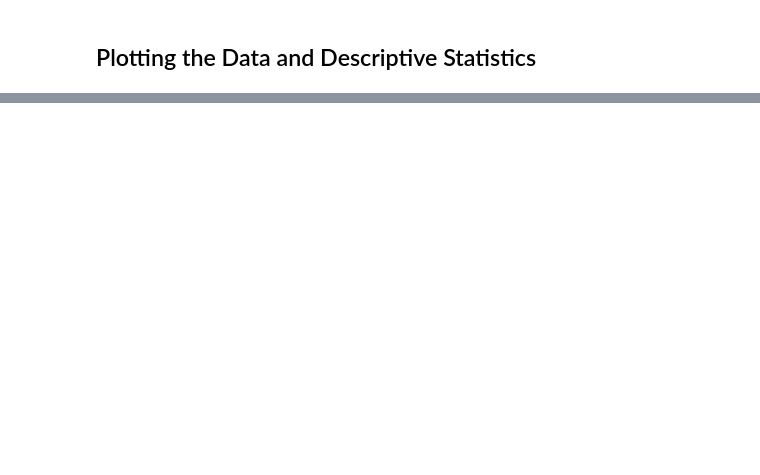
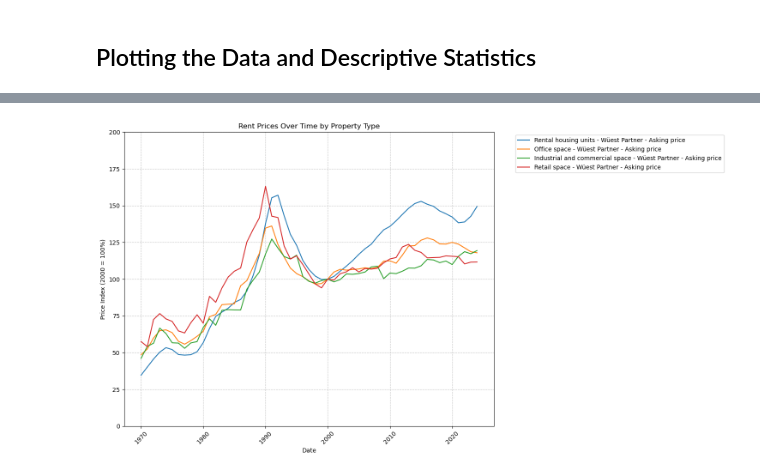
Before and after one commit to TylerKleinbauer/Personal-Projects, a Jupyter notebook: predicting_housing_market_prices/housing_market_analysis.ipynb, the cells around one changed output, grey strips where cells are left out. Saved outputs shown, nothing was run; the diff lists cells and outputs as text; code cells hidden in the pictures; blank space fills up the shorter version.

```diff
--- a/predicting_housing_market_prices/housing_market_analysis.ipynb
+++ b/predicting_housing_market_prices/housing_market_analysis.ipynb
@@ -409,0 +513,36 @@ housing_df
+# %%
+import matplotlib.pyplot as plt
+
+rents_df = dfs['rents_df']
+
+# Create figure and axis
+plt.figure(figsize=(15, 8))
+
+# Plot each rent type
+rent_columns = []
+
+for col in rents_df.columns:
+    if col == 'date':
+        continue
+    rent_columns.append(col)
+
+for column in rent_columns:
+    plt.plot(rents_df['date'], rents_df[column], label=column.replace('Rents - ', ''))
+
+# Customize plot
+plt.title('Rent Prices Over Time by Property Type')
+plt.xlabel('Date')
+plt.ylabel('Price Index (2000 = 100%)')
+plt.ylim([0, 200])
+plt.yticks(range(0, 201, 25))
+plt.grid(True, linestyle='--', alpha=0.7)
+plt.legend(bbox_to_anchor=(1.05, 1), loc='upper left')
+plt.tick_params(axis='x', rotation=45)
+
+# Adjust layout to prevent label cutoff
+plt.tight_layout()
+
+# Show the plot
+plt.show()
+# %% [output]
+[figure, added]
```
Also changed, not shown: parts of 11 cells of this notebook.
